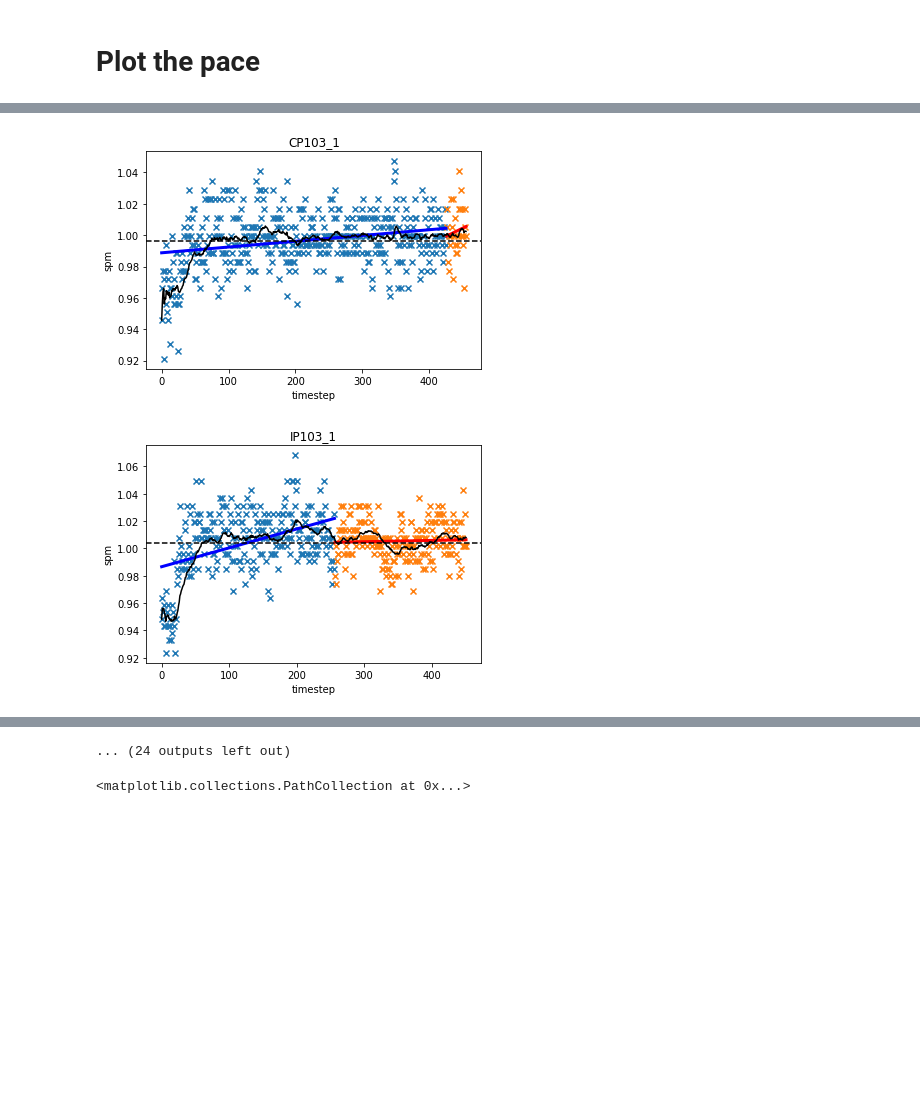
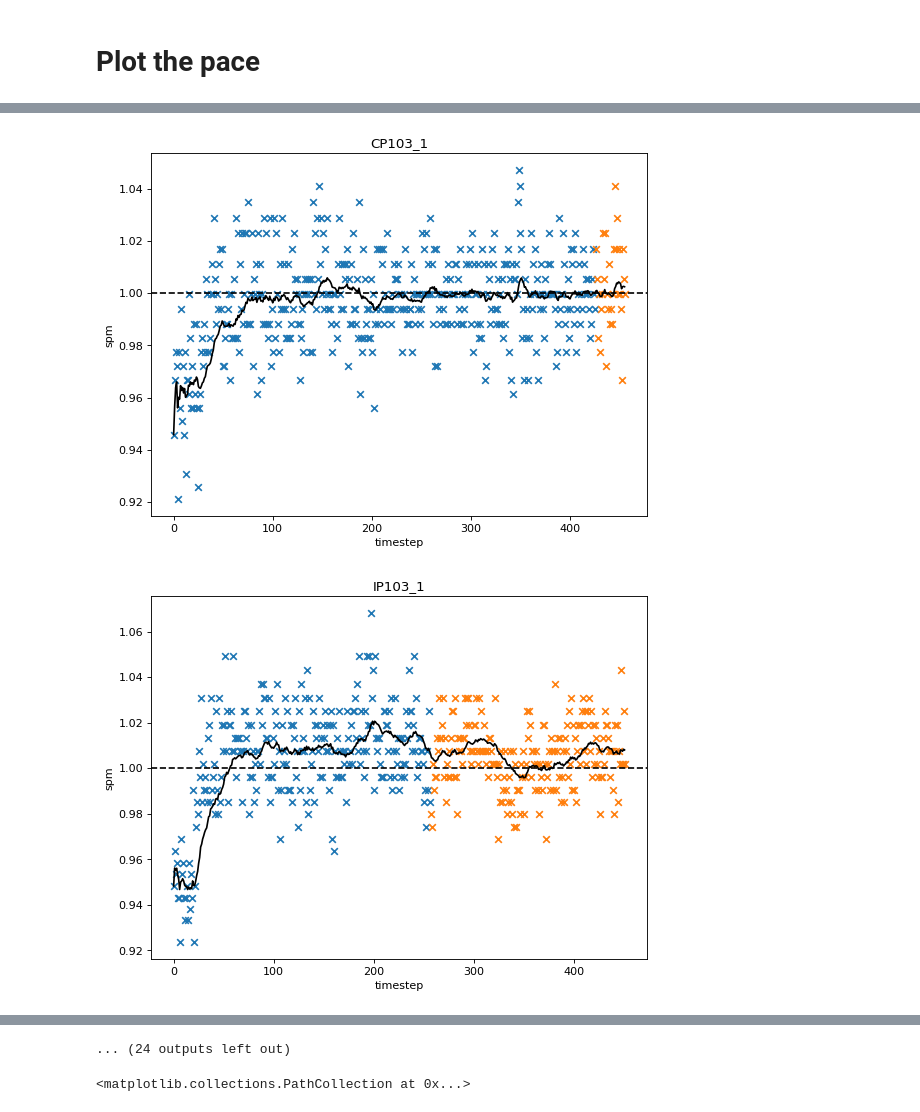
Before and after one commit to jemolano1498/OPPOSD_algorithm, a Jupyter notebook: data_analysis/dataAnalysis.ipynb, the cells around one changed output, grey strips where cells are left out. Drawn from its saved outputs; the diff is of its cells as text; code cells hidden in the pictures; blank space fills up the shorter version.

```diff
--- a/data_analysis/dataAnalysis.ipynb
+++ b/data_analysis/dataAnalysis.ipynb
@@ -356,8 +354,8 @@ pd.read_csv(data_folder_path + 'calculated_variables/PNPfast_R_2_calculated.csv'
 participant_number = str(4)
 # %%
 # tests = ['NP01', 'NP02', 'PNPfast', 'PNPpref', 'CP103', 'IP103', 'CP110', 'IP110']
-tests = ['PNPfast', 'PNPpref']
-test_name = ['10% faster', 'Pref.pace']
+tests = ['PNPpref', 'PNPfast']
+test_name = ['Pref.pace', '10% faster']
 for participant in range(1, 16, 1):
     participant_number = str(participant)
 
@@ -367,34 +365,35 @@ for participant in range(1, 16, 1):
 
         pace_norm = calculated_values[calculated_values['pacing_frequency'].notna()]['pacing_frequency'].mean()
         calculated_values_norm = calculated_values.copy()
-        calculated_values_norm['step_frequency'] = calculated_values_norm['step_frequency']/pace_norm
+        # calculated_values_norm['step_frequency'] = calculated_values_norm['step_frequency']/pace_norm
 
         calculated_paced = calculated_values_norm[calculated_values['pacing_frequency'].notna()]
         calculated_not_paced = calculated_values_norm[calculated_values['pacing_frequency'].isna()]
 
         paced_timesteps = np.arange(0, len(calculated_paced))
         no_paced_timesteps = np.arange(len(calculated_paced), len(calculated_paced)+len(calculated_not_paced))
+        plt.figure(figsize=(8, 6), dpi=80)
         plt.scatter(paced_timesteps, calculated_paced['step_frequency'], marker="x", label='Paced steps')
-        z = np.polyfit(paced_timesteps, calculated_paced['step_frequency'], 1)
-        p = np.poly1d(z)
-        plt.plot(paced_timesteps, p(paced_timesteps), "b-", linewidth=3)
+        # z = np.polyfit(paced_timesteps, calculated_paced['step_frequency'], 1)
+        # p = np.poly1d(z)
+        # plt.plot(paced_timesteps, p(paced_timesteps), "b-", linewidth=3)
 
         plt.scatter(no_paced_timesteps, calculated_not_paced['step_frequency'], marker="x", label='Not-Paced steps')
-        z2 = np.polyfit(no_paced_timesteps, calculated_not_paced['step_frequency'], 1)
-        p2 = np.poly1d(z2)
-        plt.plot(no_paced_timesteps, p2(no_paced_timesteps), "r-", linewidth=3)
+        # z2 = np.polyfit(no_paced_timesteps, calculated_not_paced['step_frequency'], 1)
+        # p2 = np.poly1d(z2)
+        # plt.plot(no_paced_timesteps, p2(no_paced_timesteps), "r-", linewidth=3)
 
         # plt.axhline(y=calculated_values_norm[calculated_values_norm['pacing_frequency'].notna()]['pacing_frequency'].mean(), color='k', linestyle='--', label='Target pace')
-        plt.axhline(y=1, color='k', linestyle='--', label='Target pace')
+        plt.axhline(y=pace_norm, color='k', linestyle='--', label='Target pace')
 
         m_a = calculated_values_norm['step_frequency'].ewm(alpha=0.05).mean()
         m_a.plot(color="k", label='Average pace')
 
         plt.legend()
 
-        plt.ylabel(r'Normalized spm')
-        plt.xlabel(r'Timestep')
+        plt.ylabel(r'spm')
+        plt.xlabel(r'Timesteps')
 
-        plt.title("Runner %s - %s (Target pace %s spm)" % (participant_number, test_name[i], str(round(pace_norm))))
+        plt.title("Runner %s - %s" % (participant_number, test_name[i]))
         plt.show()
 # %% [output]
@@ -415,39 +414,40 @@ for participant in range(1, 16, 1):
 tests = ['CP103', 'IP103', 'CP110', 'IP110']
 for participant in range(1, 10, 1):
     participant_number = str(participant)
 
     for i in range(len(tests)):
         # plt.subplot(len(tests)*100+11+i)
         calculated_values = pd.read_csv(data_folder_path + ('calculated_variables/%s_R_%s_calculated.csv')%(tests[i], participant_number))
 
         pace_norm = calculated_values[calculated_values['pacing_frequency'].notna()]['pacing_frequency'].mean()
         calculated_values_norm = calculated_values.copy()
         calculated_values_norm['step_frequency'] = calculated_values_norm['step_frequency']/pace_norm
 
         calculated_paced = calculated_values_norm[calculated_values['pacing_frequency'].notna()]
         calculated_not_paced = calculated_values_norm[calculated_values['pacing_frequency'].isna()]
 
         paced_timesteps = np.arange(0, len(calculated_paced))
         no_paced_timesteps = np.arange(len(calculated_paced), len(calculated_paced)+len(calculated_not_paced))
+        plt.figure(figsize=(8, 6), dpi=80)
         plt.scatter(paced_timesteps, calculated_paced['step_frequency'], marker="x")
-        z = np.polyfit(paced_timesteps, calculated_paced['step_frequency'], 1)
-        p = np.poly1d(z)
-        plt.plot(paced_timesteps, p(paced_timesteps), "b-", linewidth=3)
+        # z = np.polyfit(paced_timesteps, calculated_paced['step_frequency'], 1)
+        # p = np.poly1d(z)
+        # plt.plot(paced_timesteps, p(paced_timesteps), "b-", linewidth=3)
 
         plt.scatter(no_paced_timesteps, calculated_not_paced['step_frequency'], marker="x")
-        z2 = np.polyfit(no_paced_timesteps, calculated_not_paced['step_frequency'], 1)
-        p2 = np.poly1d(z2)
-        plt.plot(no_paced_timesteps, p2(no_paced_timesteps), "r-", linewidth=3)
+        # z2 = np.polyfit(no_paced_timesteps, calculated_not_paced['step_frequency'], 1)
+        # p2 = np.poly1d(z2)
+        # plt.plot(no_paced_timesteps, p2(no_paced_timesteps), "r-", linewidth=3)
 
-        plt.axhline(y=calculated_values_norm[calculated_values_norm['pacing_frequency'].notna()]['step_frequency'].mean(), color='k', linestyle='--')
+        plt.axhline(y=1, color='k', linestyle='--')
 
         m_a = calculated_values_norm['step_frequency'].ewm(alpha=0.05).mean()
         m_a.plot(color="k")
 
         plt.ylabel(r'spm')
         plt.xlabel(r'timestep')
         plt.title(tests[i]+"_"+participant_number)
         plt.show()
 # %% [output]
-[figure, old version]
+[figure, new version]
-[figure, old version]
+[figure, new version]
```
Also changed, not shown: parts of 4 cells of this notebook, 11 other files.
